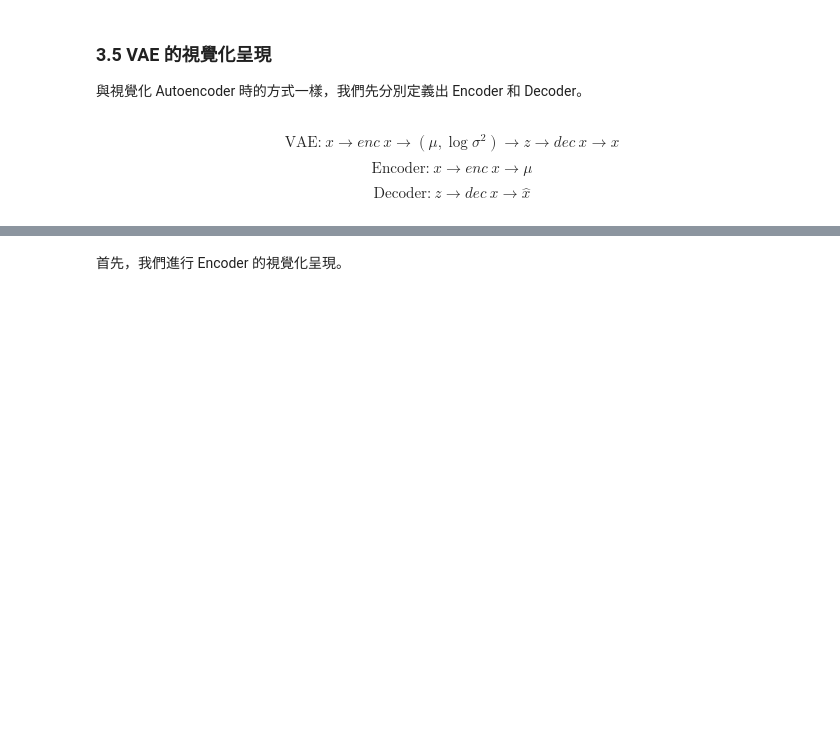
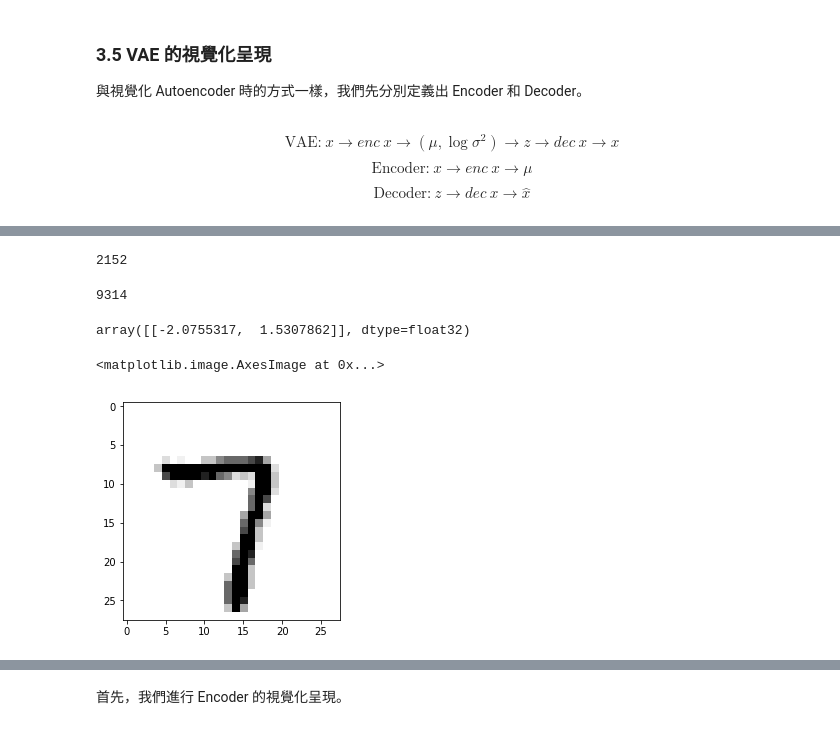
Before and after one commit to yenlung/Deep-Learning-MOOC, a Jupyter notebook: 07-1. 自編碼器 Autoencoder.ipynb, the cells around one changed output, grey strips where cells are left out. Saved outputs shown, nothing was run; the diff lists cells and outputs as text; code cells hidden in the pictures; blank space fills up the shorter version.

```diff
--- a/07-1. 自編碼器 Autoencoder.ipynb
+++ b/07-1. 自編碼器 Autoencoder.ipynb
@@ -248,0 +439,21 @@ VAE_Decoder.summary()
+# %%
+np.random.choice(data8)
+# %% [output]
+2152
+# %%
+np.random.choice(data7)
+# %% [output]
+9314
+# %%
+n = 9314
+
+E = VAE_Encoder.predict(np.array([x_test[n]]))
+# %%
+E
+# %% [output]
+array([[-2.0755317,  1.5307862]], dtype=float32)
+# %%
+plt.imshow(x_test[n].reshape(28,28),cmap="Greys")
+# %% [output]
+<matplotlib.image.AxesImage at 0x...>
+[figure, added]
```
Also changed, not shown: parts of 37 cells of this notebook, 24 other files.
